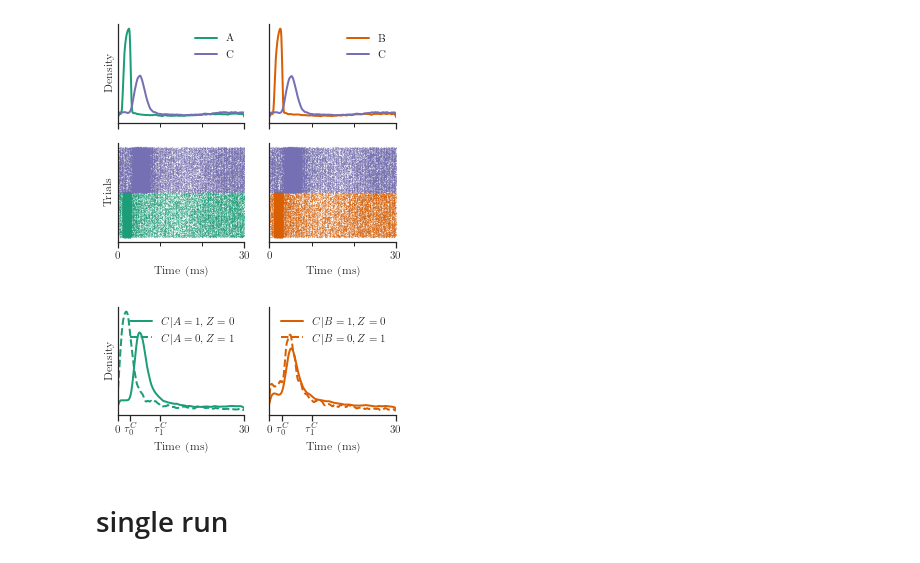
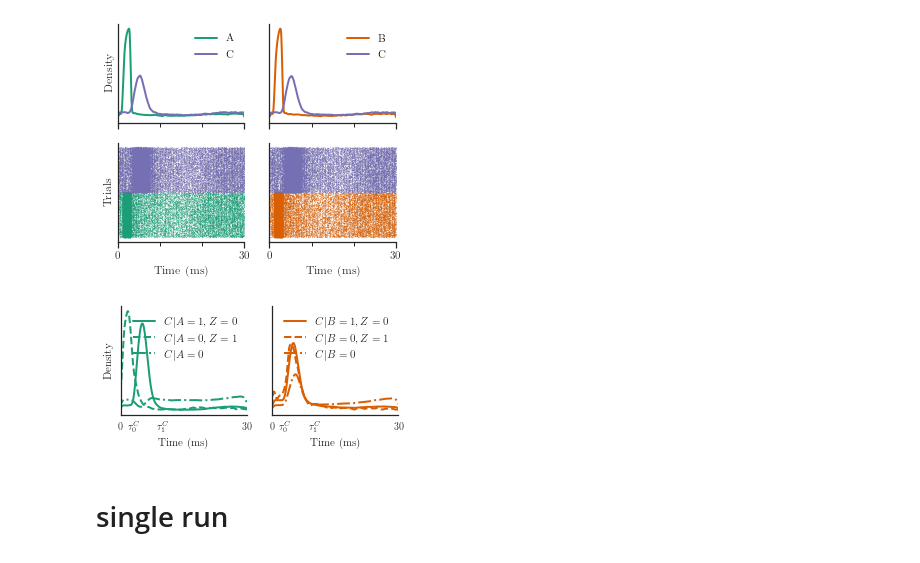
Before and after one commit to lepmik/causal-optogenetics-paper-data, a Jupyter notebook: notebooks/Figure 1-2.ipynb, the cells around one changed output. Cells and saved outputs as stored; diff of their text form; code cells hidden in the pictures.

```diff
--- a/notebooks/Figure 1-2.ipynb
+++ b/notebooks/Figure 1-2.ipynb
@@ -352,37 +328,43 @@ spike_trials = [t for trial in Y_A[Z_A==1] for t in trial]
 
 pd.Series(spike_trials).plot.kde(ax=axs[0], bw_method=sigma, color=colors[0], ls='--', label='$C|A=0,Z=1$')
 
+spike_trials = [t for trial in Y_A[X_AA==0] for t in trial]
 
+pd.Series(spike_trials).plot.kde(ax=axs[0], bw_method=sigma, color=colors[0], ls='-.', label='$C|A=0$')
 # B
 
 X_BB = np.array([any((t >= x1) & (t <= x2)) for t in X_B])
 
 Y_B_X = Y_B[X_BB==1]
 # Y_B_X = Y_B[Z_B==0]
 # Y_B_X = np.random.choice(Y_B_X, sum(Z_B))
 
 spike_trials = [t for trial in Y_B_X for t in trial]
 
 pd.Series(spike_trials).plot.kde(ax=axs[1], bw_method=sigma, color=colors[1], label='$C|B=1,Z=0$')
 
 spike_trials = [t for trial in Y_B[Z_B==1] for t in trial]
 
 pd.Series(spike_trials).plot.kde(ax=axs[1], bw_method=sigma, color=colors[1], ls='--', label='$C|B=0,Z=1$')
 
+spike_trials = [t for trial in Y_B[X_BB==0] for t in trial]
+
+pd.Series(spike_trials).plot.kde(ax=axs[1], bw_method=sigma, color=colors[1], ls='-.', label='$C|B=0$')
+
 
 axs[0].set_xticks([0,3,10,30])
 axs[0].set_xticklabels([0, r'$\tau_0^C$', r'$\tau_1^C$', 30])
 axs[0].set_xlabel('Time (ms)')
 axs[1].set_xlabel('Time (ms)')
 # axs[0,1].set_ylabel('')
 # axs[1,0].set_ylabel('Trials')
 despine(yticks=False)
 plt.xlim(0,30)
 axs[0].legend()
 axs[1].legend()
 fig.savefig('../manuscript/figures/triple-instrument.svg')
 # %% [output]
-[figure, old version]
+[figure, new version]
 # %% [markdown]
 # single run
 # %%
```
Also changed, not shown: parts of 7 cells of this notebook, 7 other files.
